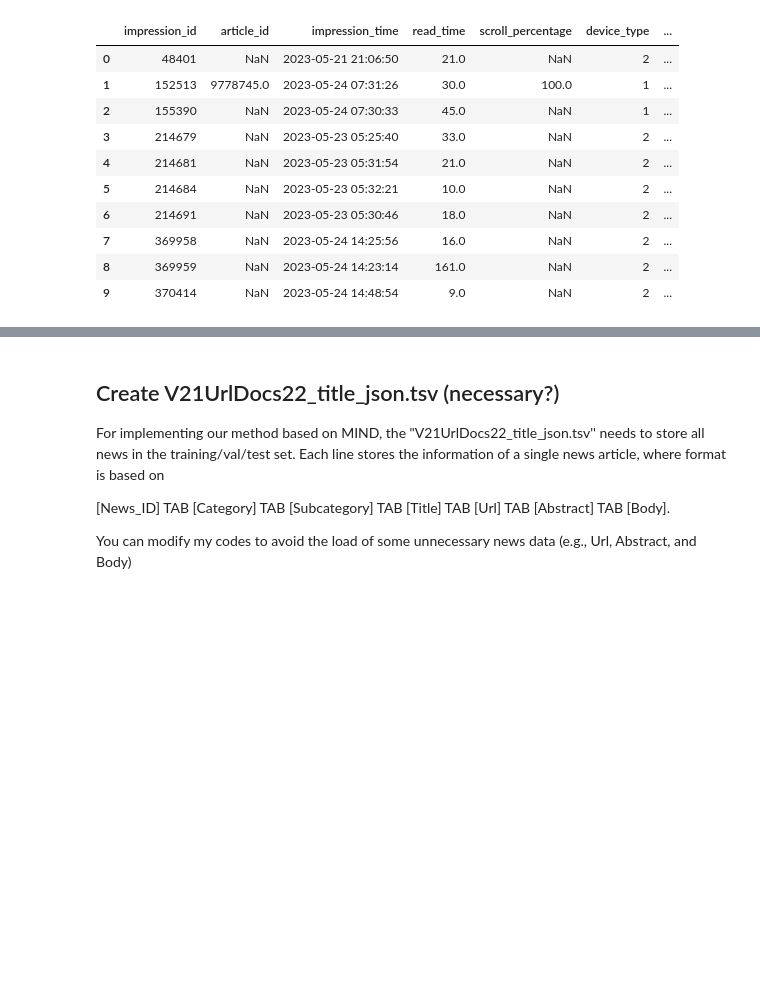
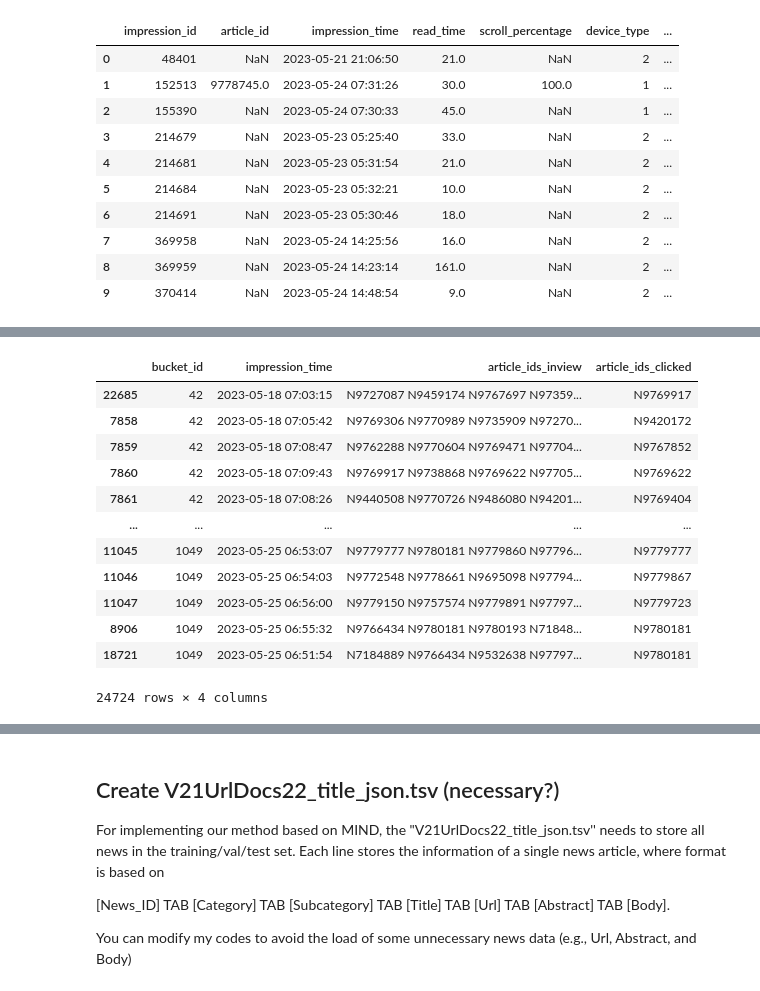
Before and after one commit to IvoBrink/RecSys-PP-Rec, a Jupyter notebook: data/Challenge/ebnerd_original/reformat_data.ipynb, the cells around one changed output, grey strips where cells are left out. Drawn from its saved outputs; the diff is of its cells as text; code cells hidden in the pictures; blank space fills up the shorter version.

```diff
--- a/data/Challenge/ebnerd_original/reformat_data.ipynb
+++ b/data/Challenge/ebnerd_original/reformat_data.ipynb
@@ -91,3 +106,19 @@ behaviors[["bucket_id", "impression_time", "article_ids_inview", "article_ids_cl
+# %%
+behaviors[["bucket_id", "impression_time", "article_ids_inview", "article_ids_clicked"]].sort_values('bucket_id')
+# %% [output]
+|  | bucket_id | impression_time | article_ids_inview | article_ids_clicked |
+| 22685 | 42 | 2023-05-18 07:03:15 | N9727087 N9459174 N9767697 N97359... | N9769917 |
+| 7858 | 42 | 2023-05-18 07:05:42 | N9769306 N9770989 N9735909 N97270... | N9420172 |
+| 7859 | 42 | 2023-05-18 07:08:47 | N9762288 N9770604 N9769471 N97704... | N9767852 |
+| 7860 | 42 | 2023-05-18 07:09:43 | N9769917 N9738868 N9769622 N97705... | N9769622 |
+| 7861 | 42 | 2023-05-18 07:08:26 | N9440508 N9770726 N9486080 N94201... | N9769404 |
+| ... | ... | ... | ... | ... |
+| 11045 | 1049 | 2023-05-25 06:53:07 | N9779777 N9780181 N9779860 N97796... | N9779777 |
+| 11046 | 1049 | 2023-05-25 06:54:03 | N9772548 N9778661 N9695098 N97794... | N9779867 |
+| 11047 | 1049 | 2023-05-25 06:56:00 | N9779150 N9757574 N9779891 N97797... | N9779723 |
+| 8906 | 1049 | 2023-05-25 06:55:32 | N9766434 N9780181 N9780193 N71848... | N9780181 |
+| 18721 | 1049 | 2023-05-25 06:51:54 | N7184889 N9766434 N9532638 N97797... | N9780181 |
+24724 rows × 4 columns
 # %%
 double_dict = {}
 
```
Also changed, not shown: parts of 4 cells of this notebook, 7 other files.
